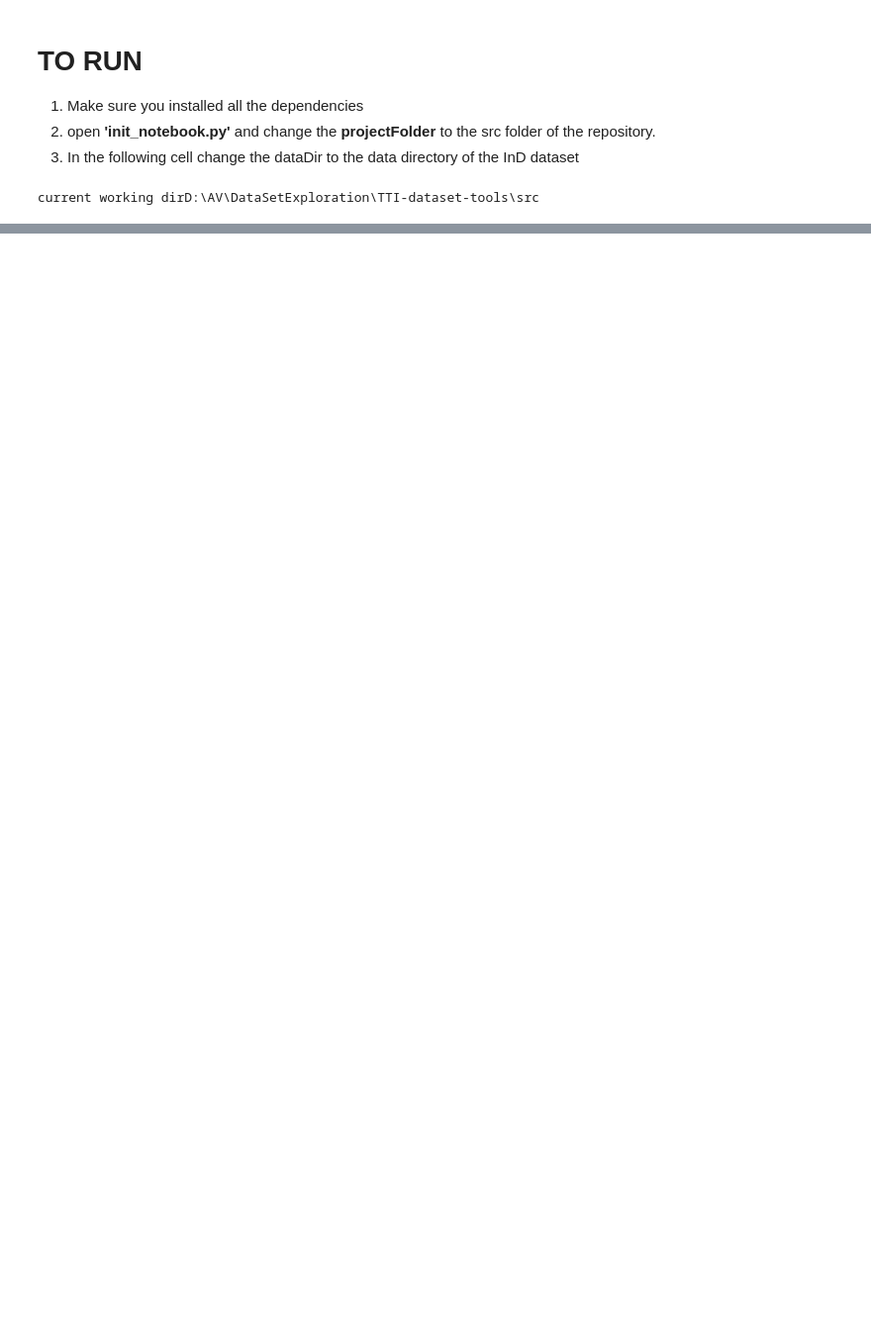
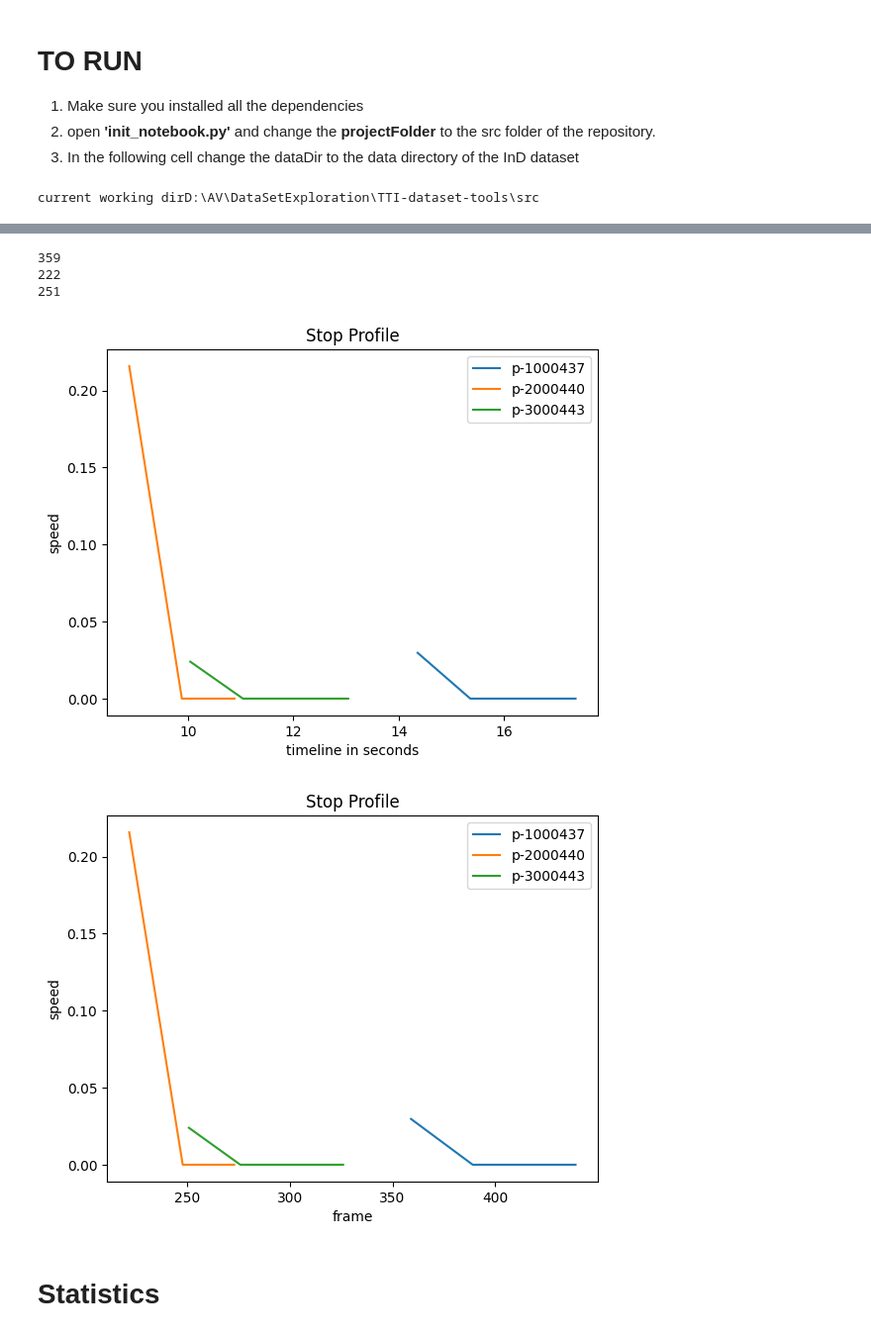
Before and after one commit to adhocmaster/TTI-dataset-tools, a Jupyter notebook: src/notebooks/ped-behavior-analysis.ipynb, the cells around one changed output, grey strips where cells are left out. Shown at 99% size. Saved outputs shown, nothing was run; the diff lists cells and outputs as text; code cells hidden in the pictures; blank space fills up the shorter version.

```diff
--- a/src/notebooks/ped-behavior-analysis.ipynb
+++ b/src/notebooks/ped-behavior-analysis.ipynb
@@ -156,0 +151,31 @@ sns.lineplot(smoothSpeed)
+# %%
+frozenPedDf = pedDf[pedDf['state'] == 'FROZEN'].copy()
+pedIds = frozenPedDf["uniqueTrackId"].unique()
+# %%
+# visualization in seconds
+for pedId in pedIds:
+    aPed = frozenPedDf[frozenPedDf["uniqueTrackId"] == pedId]
+    aPed = aPed.iloc[::int(fps), :] # frame rate is 25
+    seconds = list(range(len(aPed))) + aPed.iloc[0]["frame"] / fps
+    sns.lineplot(aPed, x=seconds, y="speedSmooth", label=f"p-{pedId}")
+plt.xlabel("timeline in seconds")
+plt.ylabel("speed")
+plt.title("Stop Profile")
+plt.show()
+# visualization in frames
+for pedId in pedIds:
+    aPed = frozenPedDf[frozenPedDf["uniqueTrackId"] == pedId]
+    aPed = aPed.iloc[::int(fps), :] # frame rate is 25
+    sns.lineplot(aPed, x='frame', y="speedSmooth", label=f"p-{pedId}")
+plt.xlabel("frame")
+plt.ylabel("speed")
+plt.title("Stop Profile")
+plt.show()
+# %% [output]
+359
+222
+251
+[figure, added]
+[figure, added]
+# %% [markdown]
+# Statistics
```
Also changed, not shown: parts of 16 cells of this notebook, 1 other file.
